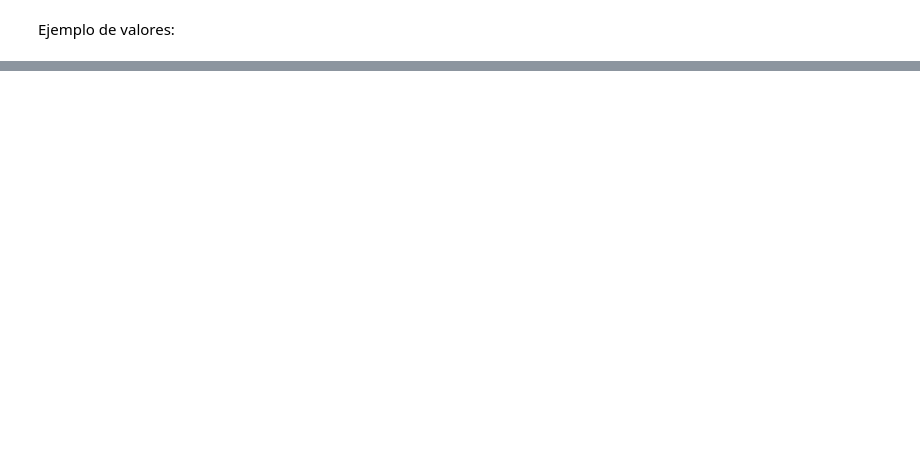
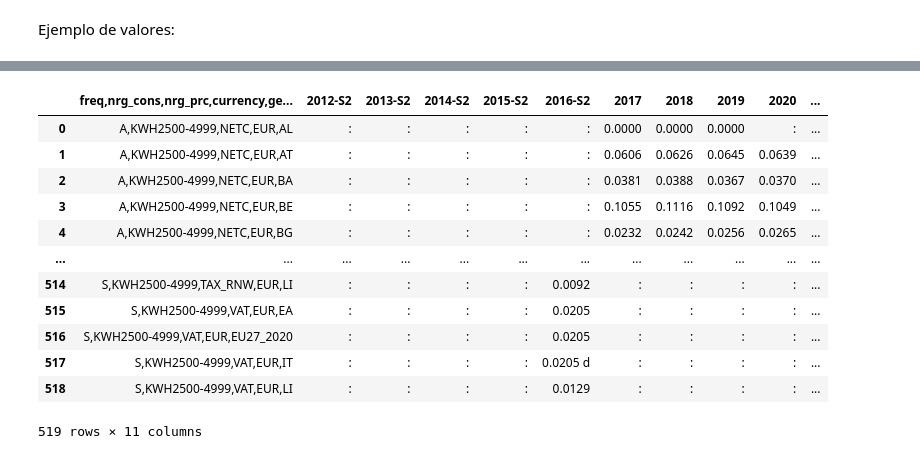
Before and after one commit to tipologia-datos-UOC-pract-jonas-miguel/pract-1, a Jupyter notebook: notebook/pract-1.ipynb, the cells around one changed output, grey strips where cells are left out. Drawn from its saved outputs; the diff is of its cells as text; code cells hidden in the pictures; blank space fills up the shorter version.

Commit message:
Added gzip support

```diff
--- a/notebook/pract-1.ipynb
+++ b/notebook/pract-1.ipynb
@@ -178,4 +205,22 @@ data_gas_prices_nonhousehold_consumers
 # %%
 # PRUEBAS BORRAR
 
+url =  'https://ec.europa.eu/eurostat/databrowser-backend/api/extraction/1.0/LIVE/false/tsv/NRG_PC_204_C__custom_2388428?i'
+
+pd.read_table( url, compression = 'gzip' )
+
 # PRUEBAS BORRAR
+# %% [output]
+|  | freq,nrg_cons,nrg_prc,currency,ge... | 2012-S2 | 2013-S2 | 2014-S2 | 2015-S2 | 2016-S2 | 2017 | 2018 | 2019 | 2020 | ... |
+| 0 | A,KWH2500-4999,NETC,EUR,AL | : | : | : | : | : | 0.0000 | 0.0000 | 0.0000 | : | ... |
+| 1 | A,KWH2500-4999,NETC,EUR,AT | : | : | : | : | : | 0.0606 | 0.0626 | 0.0645 | 0.0639 | ... |
+| 2 | A,KWH2500-4999,NETC,EUR,BA | : | : | : | : | : | 0.0381 | 0.0388 | 0.0367 | 0.0370 | ... |
+| 3 | A,KWH2500-4999,NETC,EUR,BE | : | : | : | : | : | 0.1055 | 0.1116 | 0.1092 | 0.1049 | ... |
+| 4 | A,KWH2500-4999,NETC,EUR,BG | : | : | : | : | : | 0.0232 | 0.0242 | 0.0256 | 0.0265 | ... |
+| ... | ... | ... | ... | ... | ... | ... | ... | ... | ... | ... | ... |
+| 514 | S,KWH2500-4999,TAX_RNW,EUR,LI | : | : | : | : | 0.0092 | : | : | : | : | ... |
+| 515 | S,KWH2500-4999,VAT,EUR,EA | : | : | : | : | 0.0205 | : | : | : | : | ... |
+| 516 | S,KWH2500-4999,VAT,EUR,EU27_2020 | : | : | : | : | 0.0205 | : | : | : | : | ... |
+| 517 | S,KWH2500-4999,VAT,EUR,IT | : | : | : | : | 0.0205 d | : | : | : | : | ... |
+| 518 | S,KWH2500-4999,VAT,EUR,LI | : | : | : | : | 0.0129 | : | : | : | : | ... |
+519 rows × 11 columns
```
Also changed, not shown: parts of 13 cells of this notebook, 1 other file.
